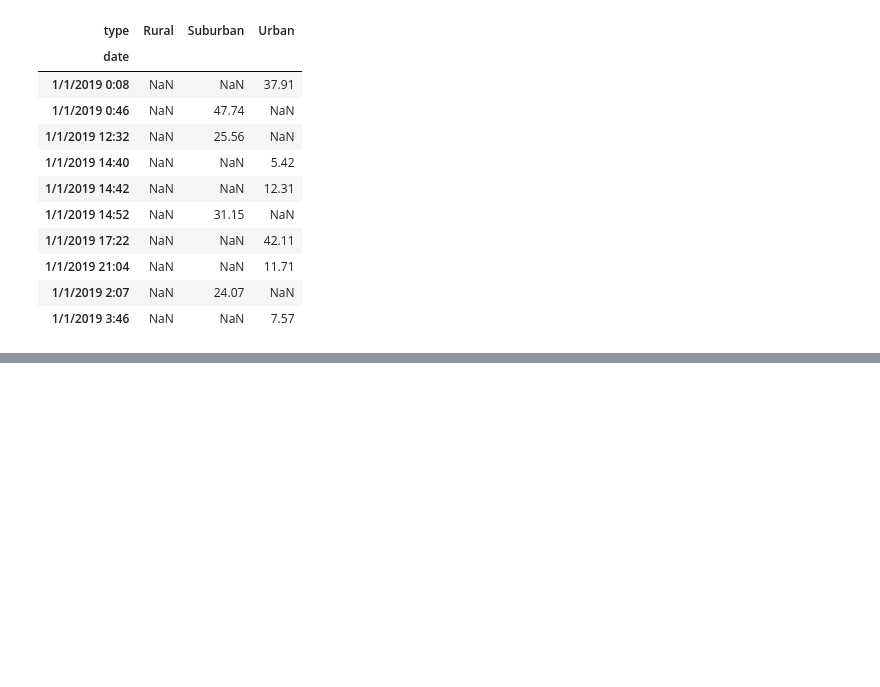
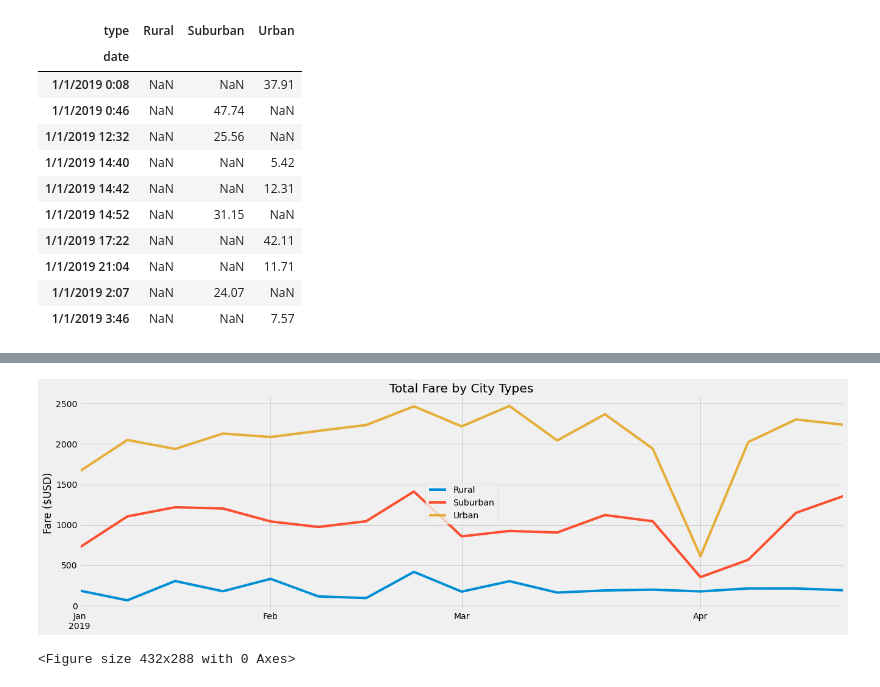
Before and after one commit to jamariethomp/PyBer_Analysis, a Jupyter notebook: PyBer_Challenge.ipynb, the cells around one changed output, grey strips where cells are left out. Saved outputs shown, nothing was run; the diff lists cells and outputs as text; code cells hidden in the pictures; blank space fills up the shorter version.

```diff
--- a/PyBer_Challenge.ipynb
+++ b/PyBer_Challenge.ipynb
@@ -252,7 +201,19 @@ date_range_df_resampled
 # %%
 # 8. Using the object-oriented interface method, plot the resample DataFrame using the df.plot() function.
-
+# date_range_df_resampled.plot()
+ax = date_range_df_resampled.plot(figsize = (20, 6))
+ax.set_title("Total Fare by City Types")
+ax.set_ylabel("Fare ($USD)")
+ax.set_xlabel("")
+ax.legend(loc='center')
 # Import the style from Matplotlib.
 from matplotlib import style
 # Use the graph style fivethirtyeight.
 style.use('fivethirtyeight')
+
+plt.savefig("Resources/Fig1.png")
+plt.show()
+plt.tight_layout()
+# %% [output]
+[figure, added]
+<Figure size 432x288 with 0 Axes>
```
Also changed, not shown: parts of 10 cells of this notebook, 1 other file.
